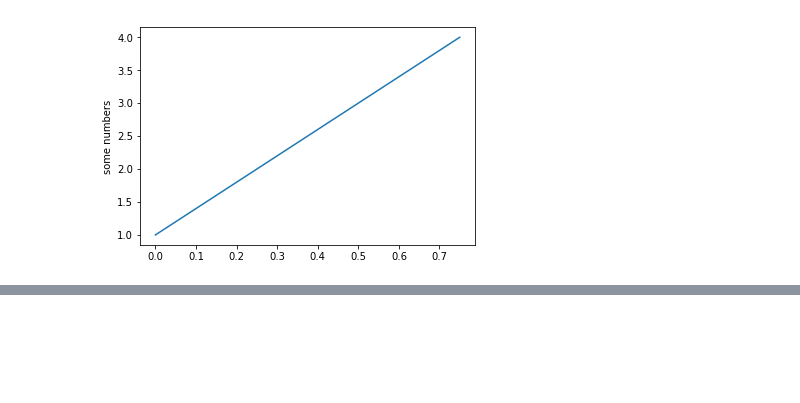
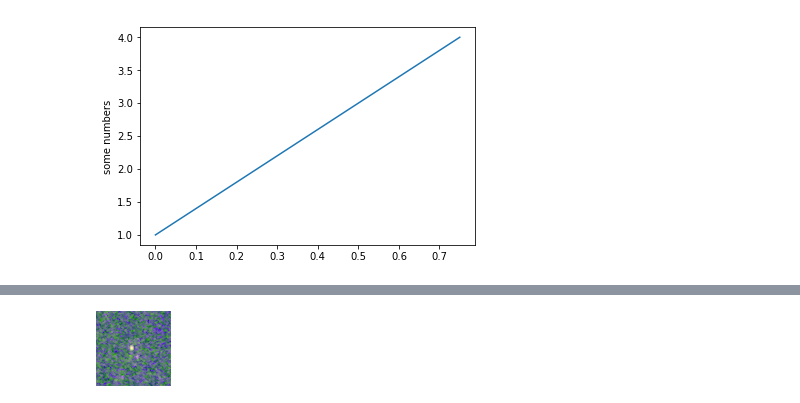
Before and after one commit to CodArs-van/Iceberg, a Jupyter notebook: Test.ipynb, the cells around one changed output, grey strips where cells are left out. Saved outputs shown, nothing was run; the diff lists cells and outputs as text; code cells hidden in the pictures; blank space fills up the shorter version.

```diff
--- a/Test.ipynb
+++ b/Test.ipynb
@@ -671,3 +671,11 @@ data = [trace1]
 py.iplot(data, filename='scatter-plot-with-colorscale')
 # %% [output]
 [interactive output not drawn]
+# %%
+from iceberg import IcebergDataset
+dataset = IcebergDataset('./data/train.json', 0, 8000)
+# %%
+sample = dataset.__getitem__(122)
+sample['img']
+# %% [output]
+[figure, added]
```
Also changed, not shown: 1 other file.
